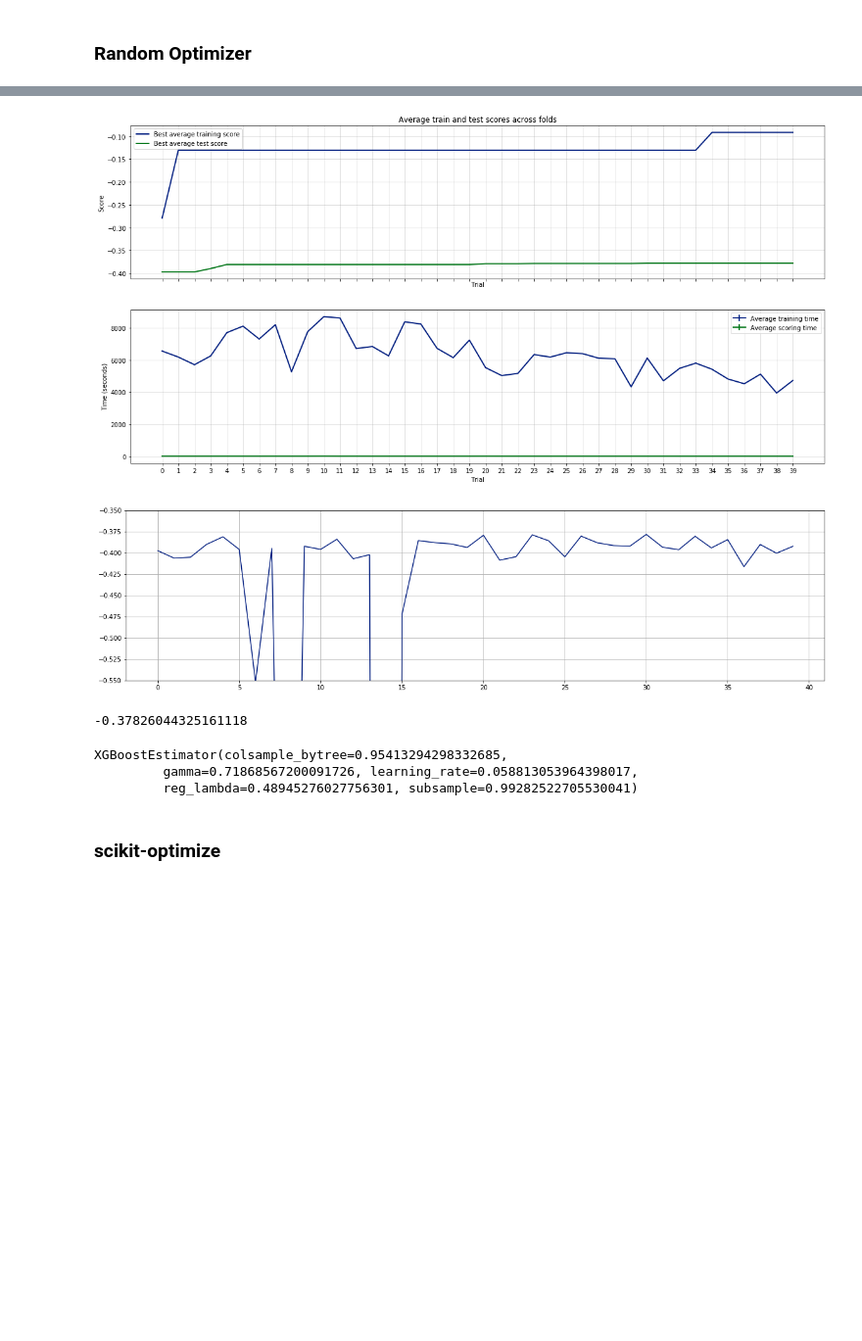
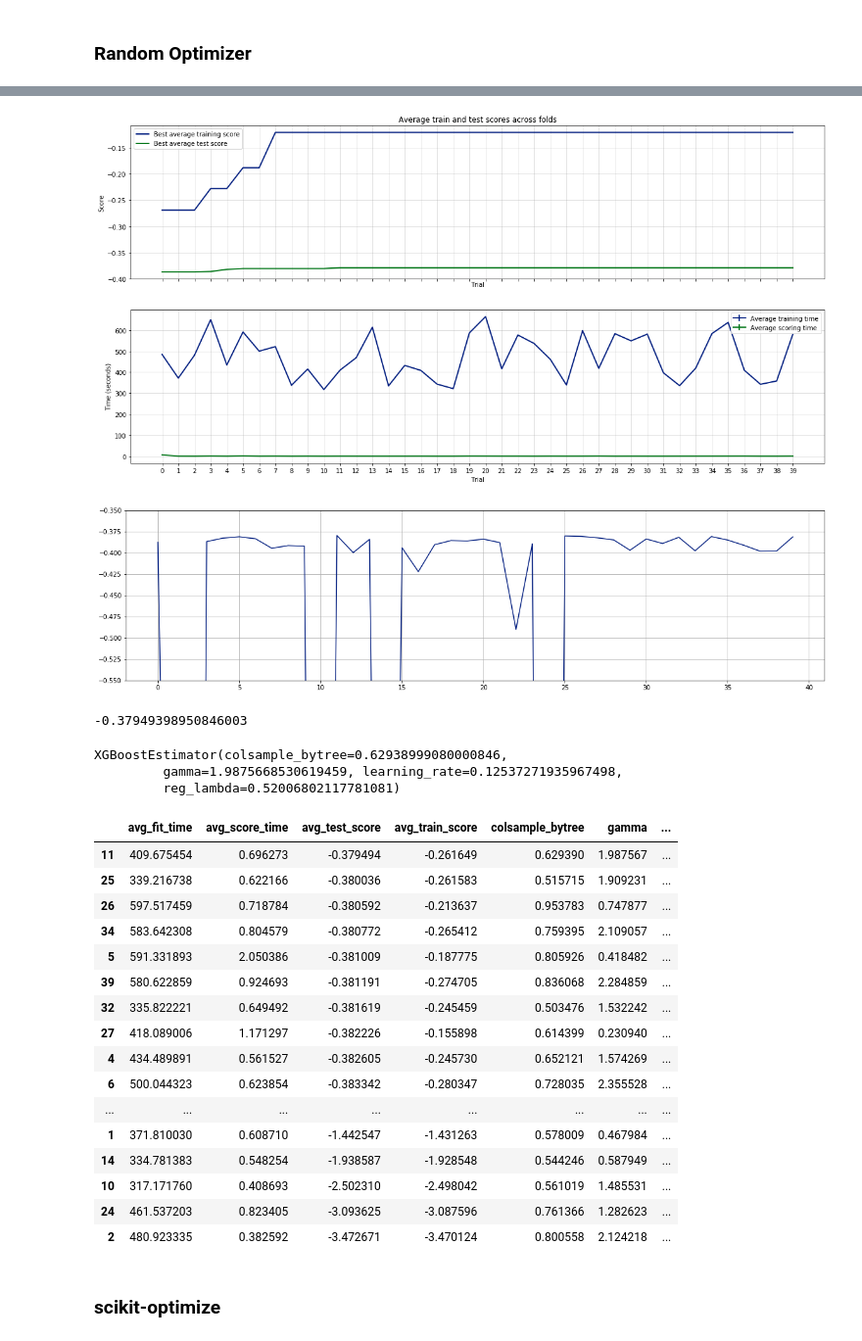
Before and after one commit to cebes/hyper-optimizer, a Jupyter notebook: main.ipynb, the cells around one changed output, grey strips where cells are left out. Shown at 98% size. Cells and saved outputs as stored; diff of their text form; code cells hidden in the pictures; blank space fills up the shorter version.

Commit message:
finished random search

```diff
--- a/main.ipynb
+++ b/main.ipynb
@@ -309,8 +308,8 @@ Those are all continuous, because some optimizers only accept continuous variabl
 from hyper_optimizer import Parameter, HyperBaseEstimator
 
 class XGBoostEstimator(HyperBaseEstimator):
-    def __init__(self, learning_rate=0.1, gamma=0, subsample=1, colsample_bytree=1, reg_lambda=1):
-        super(XGBoostEstimator, self).__init__(learning_rate=learning_rate, gamma=gamma, subsample=subsample,
+    def __init__(self, learning_rate=0.1, gamma=0, colsample_bytree=1, reg_lambda=1):
+        super(XGBoostEstimator, self).__init__(learning_rate=learning_rate, gamma=gamma,
                                                colsample_bytree=colsample_bytree, reg_lambda=reg_lambda)
         self.model_ = None
 
@@ -323,14 +322,14 @@ class XGBoostEstimator(HyperBaseEstimator):
         dtrain = xgb.DMatrix(X, label=y)
         watchlist = [(dtrain, 'train')]
 
-        xgb_pars = dict(learning_rate=self.learning_rate, gamma=self.gamma, subsample=self.subsample,
+        xgb_pars = dict(learning_rate=self.learning_rate, gamma=self.gamma, subsample=1,
                         colsample_bytree=self.colsample_bytree, reg_lambda=self.reg_lambda,
                         base_score=0.5, booster='gbtree', colsample_bylevel=1,
                         max_delta_step=0, max_depth=18, min_child_weight=1,
                         n_estimators=180, reg_alpha=0, scale_pos_weight=1,
                         n_jobs=2, eval_metric='rmse', objective='reg:linear', random_state=42, missing=None)
 
-        self.model_ = xgb.train(xgb_pars, dtrain, num_boost_round=100, evals=watchlist,
+        self.model_ = xgb.train(xgb_pars, dtrain, num_boost_round=60, evals=watchlist,
                                 early_stopping_rounds=50, maximize=False, verbose_eval=50)
 
     def score(self, X, y=None):
@@ -343,7 +342,6 @@ class XGBoostEstimator(HyperBaseEstimator):
 
 params = [Parameter('learning_rate', Parameter.DOUBLE, min_bound=0.001, max_bound=0.4),
           Parameter('gamma', Parameter.DOUBLE, min_bound=0.0, max_bound=3.0),
-          Parameter('subsample', Parameter.DOUBLE, min_bound=0.5, max_bound=1.0),
           Parameter('colsample_bytree', Parameter.DOUBLE, min_bound=0.5, max_bound=1.0),
           Parameter('reg_lambda', Parameter.DOUBLE, min_bound=0.0, max_bound=1.0)]
 # %%
@@ -363,7 +361,7 @@ import time
 
 t = time.time()
 random_opt = RandomOptimizer(estimator=XGBoostEstimator(), params=params, max_trials=40, cv=(Xv, yv),
-                     random_state=42, n_jobs=20)
+                     random_state=42, n_jobs=1)
 random_opt.fit(Xtr, ytr)
 print('Total time: {}'.format(time.time() - t))
 # %% [output]
@@ -387,21 +385,49 @@ Total time: 14251.07218337059
 # %%
 random_opt.history_.plot()
 # %% [output]
-[figure, old version]
+[figure, new version]
 # %%
 draw_avg_test_score(random_opt.history_)
 # %% [output]
-[figure, old version]
+[figure, new version]
 # %%
 random_opt.best_test_score_
 # %% [output]
--0.37826044325161118
+-0.37949398950846003
 # %%
 random_opt.best_estimator_
 # %% [output]
-XGBoostEstimator(colsample_bytree=0.95413294298332685,
-         gamma=0.71868567200091726, learning_rate=0.058813053964398017,
-         reg_lambda=0.48945276027756301, subsample=0.99282522705530041)
+XGBoostEstimator(colsample_bytree=0.62938999080000846,
+         gamma=1.9875668530619459, learning_rate=0.12537271935967498,
+         reg_lambda=0.52006802117781081)
+# %%
+import pandas as pd
+
+random_df = pd.DataFrame(data=[dict(**(e.params), avg_test_score=e.test_scores[0],
+                                    avg_train_score=e.train_scores[0],
+                                   avg_fit_time=e.fit_times[0],
+                                   avg_score_time=e.score_times[0]) for e in random_opt.history_.entries])
+random_df = random_df.sort_values('avg_test_score', ascending=False)
+random_df.to_csv('models/random.csv')
+random_df
+# %% [output]
+|  | avg_fit_time | avg_score_time | avg_test_score | avg_train_score | colsample_bytree | gamma | ... |
+| 11 | 409.675454 | 0.696273 | -0.379494 | -0.261649 | 0.629390 | 1.987567 | ... |
+| 25 | 339.216738 | 0.622166 | -0.380036 | -0.261583 | 0.515715 | 1.909231 | ... |
+| 26 | 597.517459 | 0.718784 | -0.380592 | -0.213637 | 0.953783 | 0.747877 | ... |
+| 34 | 583.642308 | 0.804579 | -0.380772 | -0.265412 | 0.759395 | 2.109057 | ... |
+| 5 | 591.331893 | 2.050386 | -0.381009 | -0.187775 | 0.805926 | 0.418482 | ... |
+| 39 | 580.622859 | 0.924693 | -0.381191 | -0.274705 | 0.836068 | 2.284859 | ... |
+| 32 | 335.822221 | 0.649492 | -0.381619 | -0.245459 | 0.503476 | 1.532242 | ... |
+| 27 | 418.089006 | 1.171297 | -0.382226 | -0.155898 | 0.614399 | 0.230940 | ... |
+| 4 | 434.489891 | 0.561527 | -0.382605 | -0.245730 | 0.652121 | 1.574269 | ... |
+| 6 | 500.044323 | 0.623854 | -0.383342 | -0.280347 | 0.728035 | 2.355528 | ... |
+| ... | ... | ... | ... | ... | ... | ... | ... |
+| 1 | 371.810030 | 0.608710 | -1.442547 | -1.431263 | 0.578009 | 0.467984 | ... |
+| 14 | 334.781383 | 0.548254 | -1.938587 | -1.928548 | 0.544246 | 0.587949 | ... |
+| 10 | 317.171760 | 0.408693 | -2.502310 | -2.498042 | 0.561019 | 1.485531 | ... |
+| 24 | 461.537203 | 0.823405 | -3.093625 | -3.087596 | 0.761366 | 1.282623 | ... |
+| 2 | 480.923335 | 0.382592 | -3.472671 | -3.470124 | 0.800558 | 2.124218 | ... |
 # %% [markdown]
 ### scikit-optimize
 # %%
```
Also changed, not shown: parts of 3 cells of this notebook, 1 other file.
